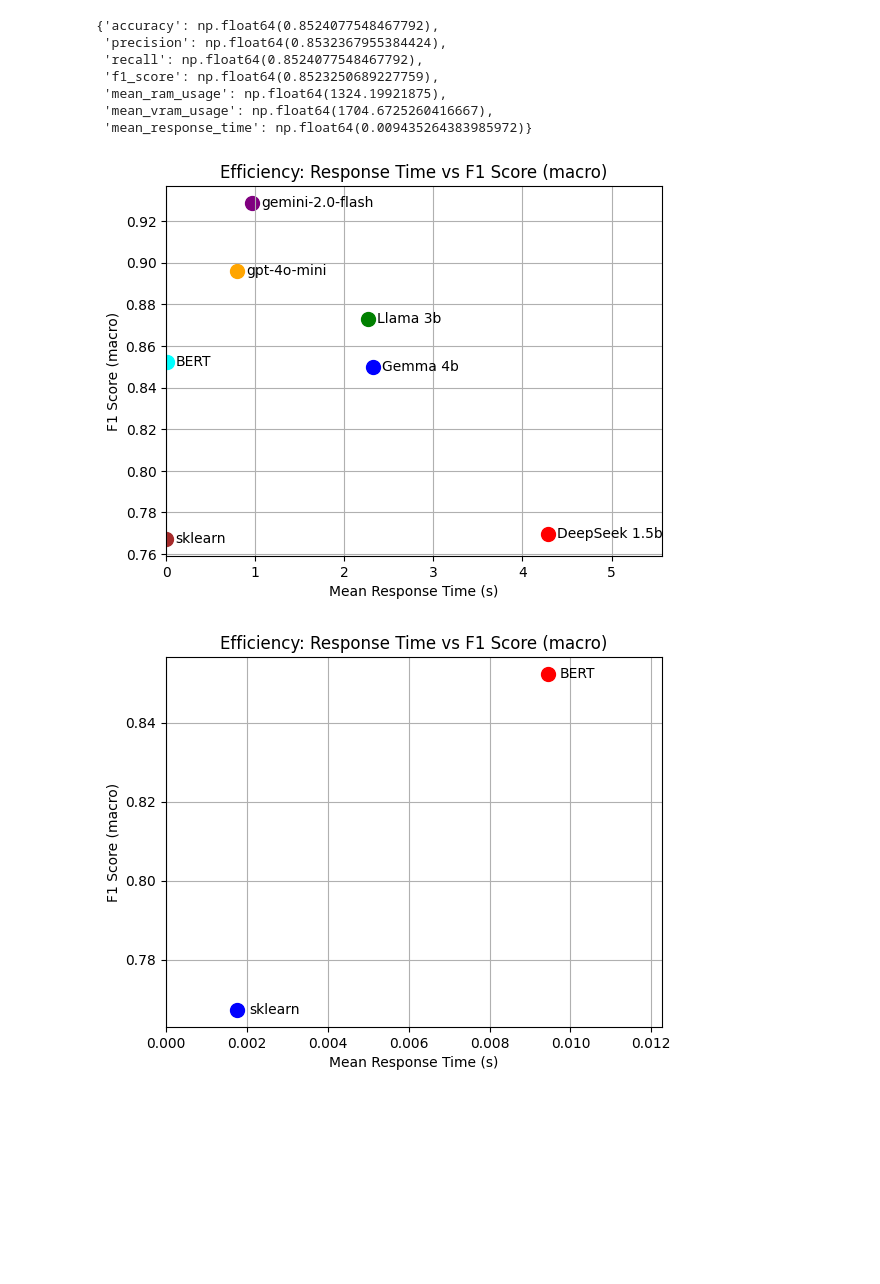
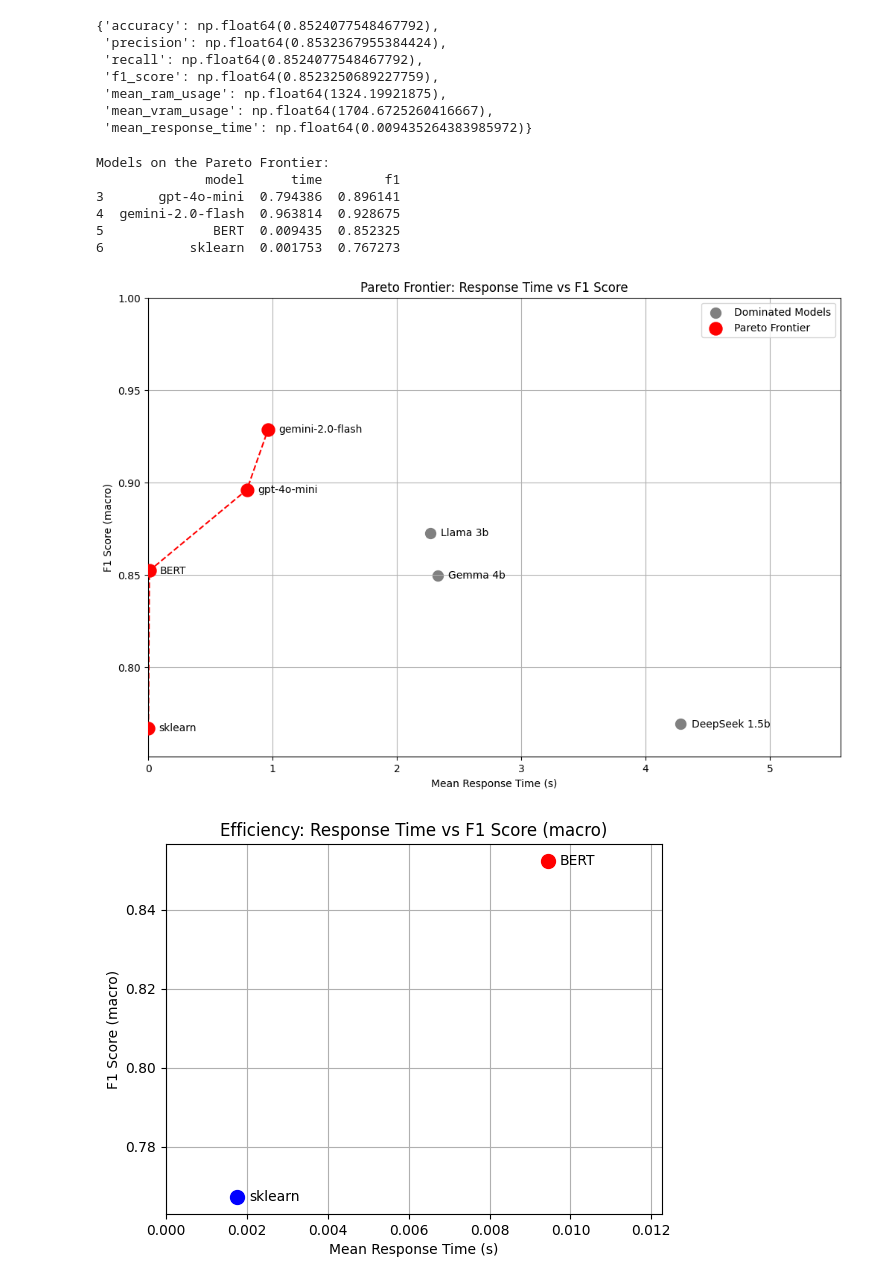
Before and after one commit to RafaelBastos44/TCC, a Jupyter notebook: text_classification/analysis/binary2/binary2.ipynb, the cells around one changed output. Cells and saved outputs as stored; diff of their text form; code cells hidden in the pictures; blank space fills up the shorter version.

```diff
--- a/text_classification/analysis/binary2/binary2.ipynb
+++ b/text_classification/analysis/binary2/binary2.ipynb
@@ -229,30 +230,55 @@ results_bert_model
 # %%
 def plot_results(results):
     models = ['DeepSeek 1.5b', 'Gemma 4b', 'Llama 3b', 'gpt-4o-mini', 'gemini-2.0-flash', 'BERT', 'sklearn']
-    colors = ['red', 'blue', 'green', 'orange', 'purple', 'cyan', 'brown']
-
     mean_response_times = [result['mean_response_time'] for result in results]
     f1_scores = [result['f1_score'] for result in results]
 
-    offset = 0.1
+    df = pd.DataFrame({
+        'model': models,
+        'time': mean_response_times,
+        'f1': f1_scores
+    })
 
-    for i in range(len(models)):
-        plt.scatter(mean_response_times[i], f1_scores[i], color=colors[i], s=100)
-        plt.text(mean_response_times[i] + offset, f1_scores[i], models[i], ha='left', va='center')
+    is_on_frontier = paretoset(df[['time', 'f1']], sense=['min', 'max'])
 
-    xlim = max(mean_response_times)
+    frontier_df = df[is_on_frontier]
 
-    plt.xlim(left = 0, right = xlim + xlim * 0.3)
+    print("Models on the Pareto Frontier:")
+    print(frontier_df)
+
+    plt.figure(figsize=(12, 8))
+
+    plt.scatter(df['time'], df['f1'], color='grey', s=100, label='Dominated Models')
+
+    plt.scatter(frontier_df['time'], frontier_df['f1'], color='red', s=150, zorder=5, label='Pareto Frontier')
+
+    frontier_df = frontier_df.sort_values(by='time')
+    plt.plot(frontier_df['time'], frontier_df['f1'], 'r--')
+
+    offset = (max(mean_response_times) * 0.02)
+    for i, row in df.iterrows():
+        plt.text(row['time'] + offset, row['f1'], row['model'], ha='left', va='center')
+
+    xlim_max = max(mean_response_times)
+    plt.xlim(left=0, right=xlim_max + xlim_max * 0.3)
+    plt.ylim(bottom=min(f1_scores) * 0.98, top=1.0)
     plt.xlabel('Mean Response Time (s)')
     plt.ylabel('F1 Score (macro)')
-    plt.title('Efficiency: Response Time vs F1 Score (macro)')
+    plt.title('Pareto Frontier: Response Time vs F1 Score')
+    plt.legend()
     plt.grid(True)
 
     plt.show()
 
 plot_results([results_deepseek, results_gemma, results_llama, results_openai, results_gemini, results_bert_model, results_sklearn_model])
 # %% [output]
+Models on the Pareto Frontier:
+              model      time        f1
+3       gpt-4o-mini  0.794386  0.896141
+4  gemini-2.0-flash  0.963814  0.928675
+5              BERT  0.009435  0.852325
+6           sklearn  0.001753  0.767273
-[figure, old version]
+[figure, new version]
 # %%
 def plot_results(results):
     models = ['BERT', 'sklearn']
```
Also changed, not shown: parts of 2 cells of this notebook, 1 other file.
